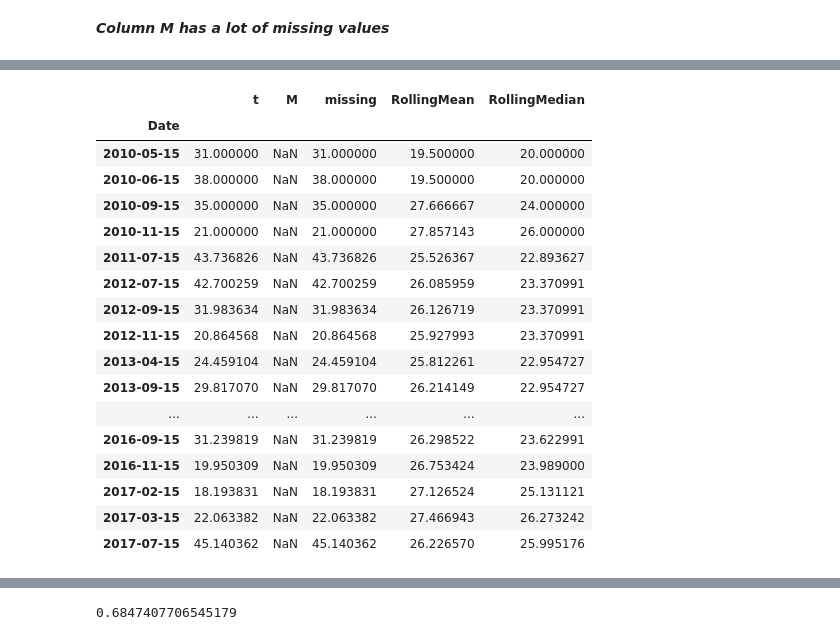
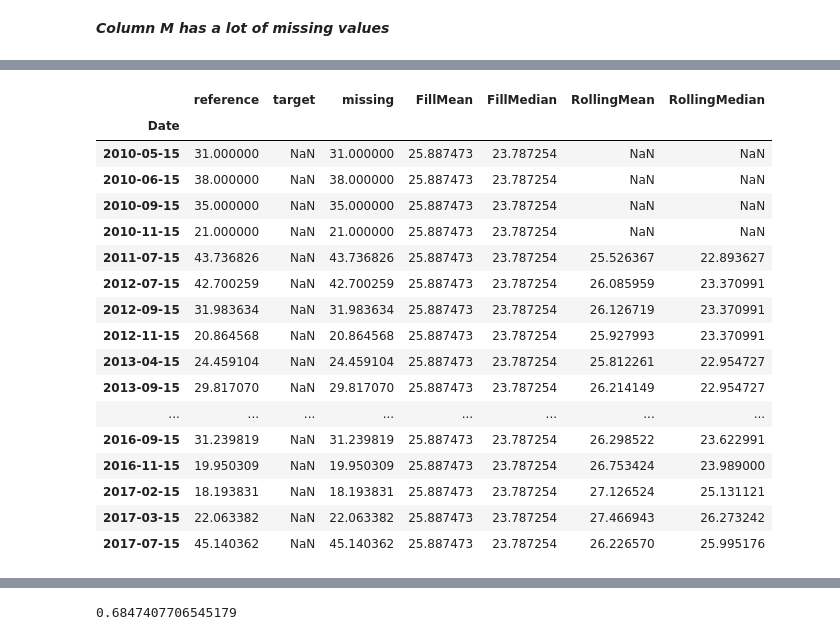
Before and after one commit to drnesr/WaterConsumption, a Jupyter notebook: ImputingTimeSeriesData.ipynb, the cells around one changed output, grey strips where cells are left out. Cells and saved outputs as stored; diff of their text form; code cells hidden in the pictures.

```diff
--- a/ImputingTimeSeriesData.ipynb
+++ b/ImputingTimeSeriesData.ipynb
@@ -16,6 +15,10 @@ from sklearn.metrics import r2_score
 # print(jupyter_data_dir())
 # %%
 # df=pd.read_csv('SampleData2.CSV', index_col='Date')
-df=pd.read_csv('SampleData.CSV')
+
+local_path = 'SampleData.CSV'
+remote_path = "https://raw.githubusercontent.com/drnesr/"\
+              "WaterConsumption/master/SampleData.csv"
+df=pd.read_csv(remote_path)
 df.head()
 # %% [output]
@@ -39,8 +42,10 @@ df.head()
 | 2010-04-15 | 26.0 | 26.0 |
 | 2010-05-15 | 31.0 | NaN |
 # %%
+# add a column that its default value is np.nan
+
 df = df.assign(missing= np.nan)
-df.missing[df.M.isna()] = df.t
+df.missing[df.target.isna()] = df.reference
 # df.missing
 # %%
 df.info()
@@ -66,3 +72,7 @@ df.plot(style=styles, figsize=(20,10));
+# %%
+# Filling using mean or median
+df = df.assign(FillMean=df.target.fillna(df.target.mean()))
+df = df.assign(FillMedian=df.target.fillna(df.target.median()))
 # %%
 # Creating a column in the dataframe
 # instead of : df['NewCol']=0, we use
@@ -81,26 +81,28 @@ df.head()
 # %%
 # imputing using rolling average
 # df['Rolling'] = df.rolling(12).mean()['M']
-df.RollingMean=df.M.fillna(df.M.rolling(24,min_periods=1,).mean())
-df.RollingMedian=df.M.fillna(df.M.rolling(24,min_periods=1,).median())
+df.RollingMean=df.target.fillna(df.target.
+                                rolling(24,min_periods=1,).mean())
+df.RollingMedian=df.target.fillna(df.target.
+                                  rolling(24,min_periods=1,).median())
 # %%
-df[df.M.isna()]
+df[df.target.isna()]
 # %% [output]
-|  | t | M | missing | RollingMean | RollingMedian |
-| Date |  |  |  |  |  |
-| 2010-05-15 | 31.000000 | NaN | 31.000000 | 19.500000 | 20.000000 |
-| 2010-06-15 | 38.000000 | NaN | 38.000000 | 19.500000 | 20.000000 |
-| 2010-09-15 | 35.000000 | NaN | 35.000000 | 27.666667 | 24.000000 |
-| 2010-11-15 | 21.000000 | NaN | 21.000000 | 27.857143 | 26.000000 |
-| 2011-07-15 | 43.736826 | NaN | 43.736826 | 25.526367 | 22.893627 |
-| 2012-07-15 | 42.700259 | NaN | 42.700259 | 26.085959 | 23.370991 |
-| 2012-09-15 | 31.983634 | NaN | 31.983634 | 26.126719 | 23.370991 |
-| 2012-11-15 | 20.864568 | NaN | 20.864568 | 25.927993 | 23.370991 |
-| 2013-04-15 | 24.459104 | NaN | 24.459104 | 25.812261 | 22.954727 |
-| 2013-09-15 | 29.817070 | NaN | 29.817070 | 26.214149 | 22.954727 |
-| ... | ... | ... | ... | ... | ... |
-| 2016-09-15 | 31.239819 | NaN | 31.239819 | 26.298522 | 23.622991 |
-| 2016-11-15 | 19.950309 | NaN | 19.950309 | 26.753424 | 23.989000 |
-| 2017-02-15 | 18.193831 | NaN | 18.193831 | 27.126524 | 25.131121 |
-| 2017-03-15 | 22.063382 | NaN | 22.063382 | 27.466943 | 26.273242 |
-| 2017-07-15 | 45.140362 | NaN | 45.140362 | 26.226570 | 25.995176 |
+|  | reference | target | missing | FillMean | FillMedian | RollingMean | RollingMedian |
+| Date |  |  |  |  |  |  |  |
+| 2010-05-15 | 31.000000 | NaN | 31.000000 | 25.887473 | 23.787254 | NaN | NaN |
+| 2010-06-15 | 38.000000 | NaN | 38.000000 | 25.887473 | 23.787254 | NaN | NaN |
+| 2010-09-15 | 35.000000 | NaN | 35.000000 | 25.887473 | 23.787254 | NaN | NaN |
+| 2010-11-15 | 21.000000 | NaN | 21.000000 | 25.887473 | 23.787254 | NaN | NaN |
+| 2011-07-15 | 43.736826 | NaN | 43.736826 | 25.887473 | 23.787254 | 25.526367 | 22.893627 |
+| 2012-07-15 | 42.700259 | NaN | 42.700259 | 25.887473 | 23.787254 | 26.085959 | 23.370991 |
+| 2012-09-15 | 31.983634 | NaN | 31.983634 | 25.887473 | 23.787254 | 26.126719 | 23.370991 |
+| 2012-11-15 | 20.864568 | NaN | 20.864568 | 25.887473 | 23.787254 | 25.927993 | 23.370991 |
+| 2013-04-15 | 24.459104 | NaN | 24.459104 | 25.887473 | 23.787254 | 25.812261 | 22.954727 |
+| 2013-09-15 | 29.817070 | NaN | 29.817070 | 25.887473 | 23.787254 | 26.214149 | 22.954727 |
+| ... | ... | ... | ... | ... | ... | ... | ... |
+| 2016-09-15 | 31.239819 | NaN | 31.239819 | 25.887473 | 23.787254 | 26.298522 | 23.622991 |
+| 2016-11-15 | 19.950309 | NaN | 19.950309 | 25.887473 | 23.787254 | 26.753424 | 23.989000 |
+| 2017-02-15 | 18.193831 | NaN | 18.193831 | 25.887473 | 23.787254 | 27.126524 | 25.131121 |
+| 2017-03-15 | 22.063382 | NaN | 22.063382 | 25.887473 | 23.787254 | 27.466943 | 26.273242 |
+| 2017-07-15 | 45.140362 | NaN | 45.140362 | 25.887473 | 23.787254 | 26.226570 | 25.995176 |
```
Also changed, not shown: parts of 29 cells of this notebook, 18 other files.
